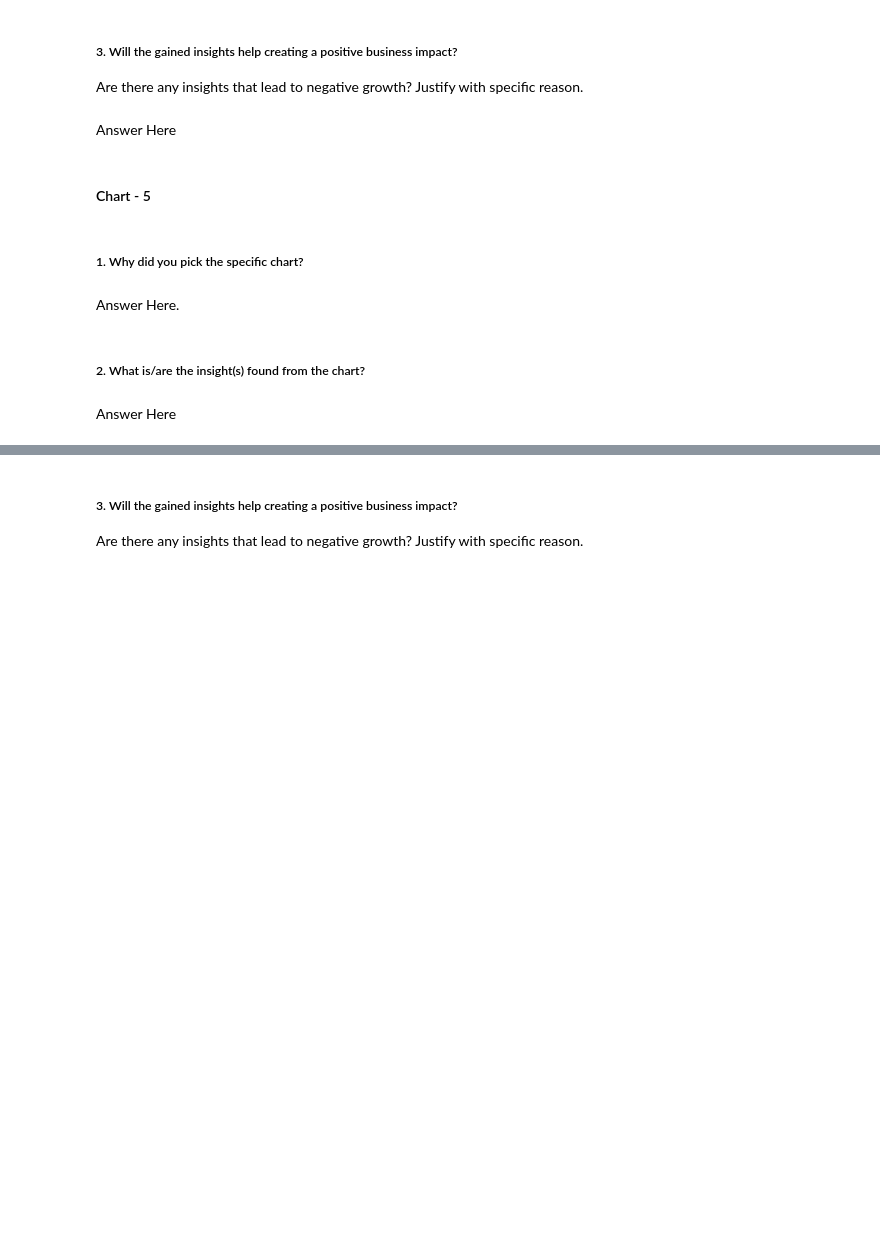
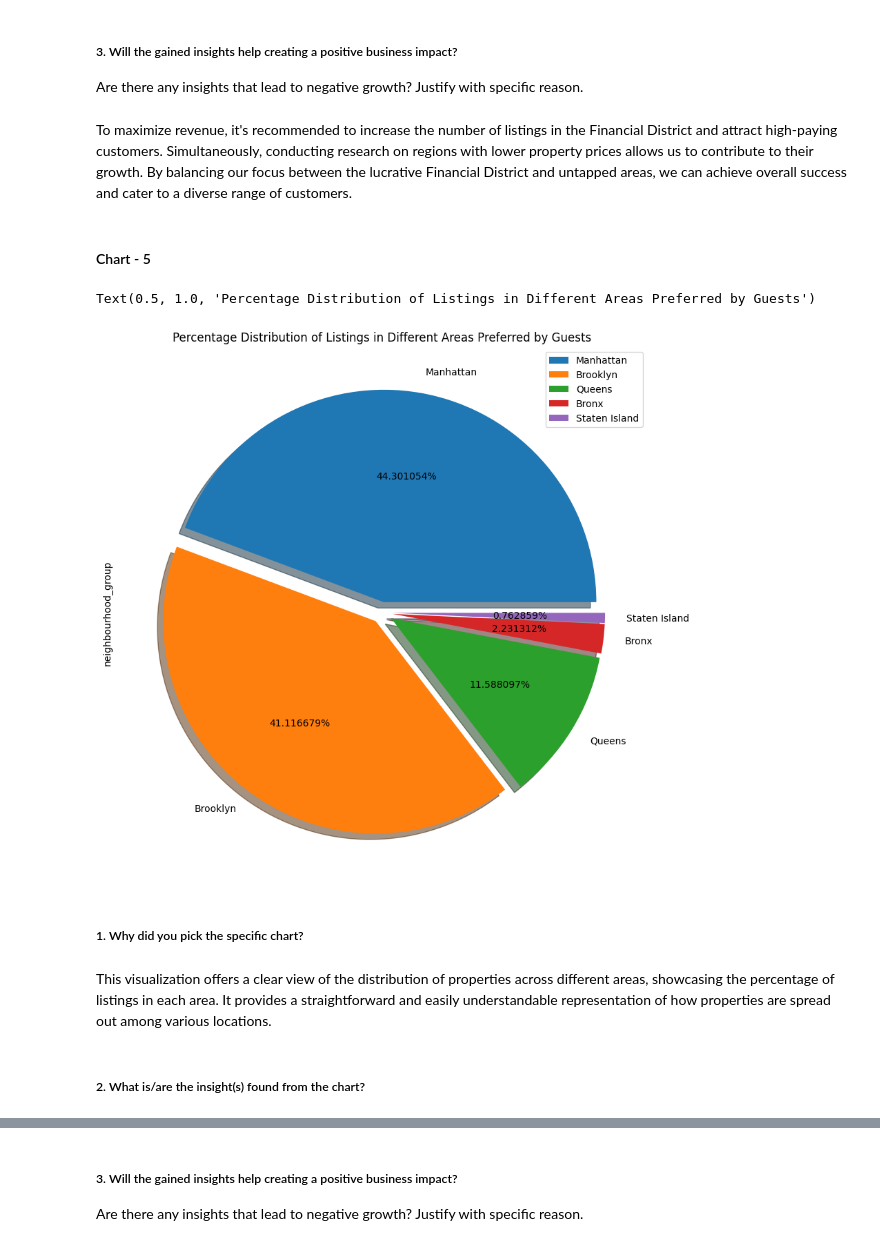
Before and after one commit to Sandykk2/Airbnb-EDA-Analysis-, a Jupyter notebook: Airbnb_EDA_Analysis.ipynb, the cells around one changed output, grey strips where cells are left out. Cells and saved outputs as stored; diff of their text form; code cells hidden in the pictures; blank space fills up the shorter version.

```diff
--- a/Airbnb_EDA_Analysis.ipynb
+++ b/Airbnb_EDA_Analysis.ipynb
@@ -435,7 +453,7 @@ Answer Here
 # %% [markdown]
 ##### 3. Will the gained insights help creating a positive business impact?
 Are there any insights that lead to negative growth? Justify with specific reason.
-# %% [markdown]
-Answer Here
+# %% [markdown]
+To maximize revenue, it's recommended to increase the number of listings in the Financial District and attract high-paying customers. Simultaneously, conducting research on regions with lower property prices allows us to contribute to their growth. By balancing our focus between the lucrative Financial District and untapped areas, we can achieve overall success and cater to a diverse range of customers.
 # %% [markdown]
 #### Chart - 5
@@ -444,8 +460,20 @@ Answer Here
+# %%
+# Chart - 5 Percentage Distribution of Listings in Different Areas Preferred by Guests
+
+# Calculate the count of listings in each neighbourhood group
+num_df = air_df['neighbourhood_group'].value_counts()
+
+# Plot a pie chart to show the percentage distribution of listings in different areas preferred by guests
+num_df.plot(kind='pie', legend=True, figsize=(10, 10),autopct='%1f%%', explode=[0.05, 0.05, 0.05, 0.05, 0.05], shadow=True)
+
+# Set the plot title
+plt.title("Percentage Distribution of Listings in Different Areas Preferred by Guests")
+# %% [output]
+Text(0.5, 1.0, 'Percentage Distribution of Listings in Different Areas Preferred by Guests')
+[figure, added]
 # %% [markdown]
 ##### 1. Why did you pick the specific chart?
-# %% [markdown]
-Answer Here.
+# %% [markdown]
+This visualization offers a clear view of the distribution of properties across different areas, showcasing the percentage of listings in each area. It provides a straightforward and easily understandable representation of how properties are spread out among various locations.
 # %% [markdown]
 ##### 2. What is/are the insight(s) found from the chart?
-# %% [markdown]
-Answer Here
```
Also changed, not shown: parts of 18 cells of this notebook.
